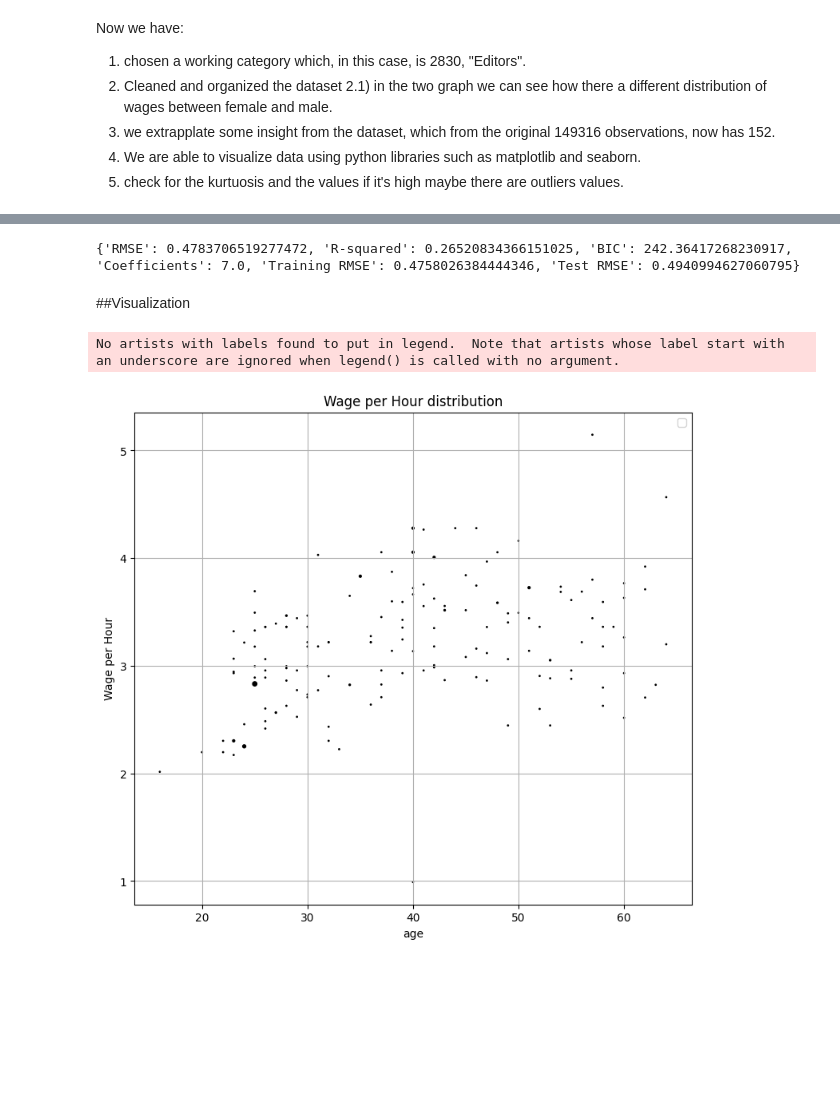
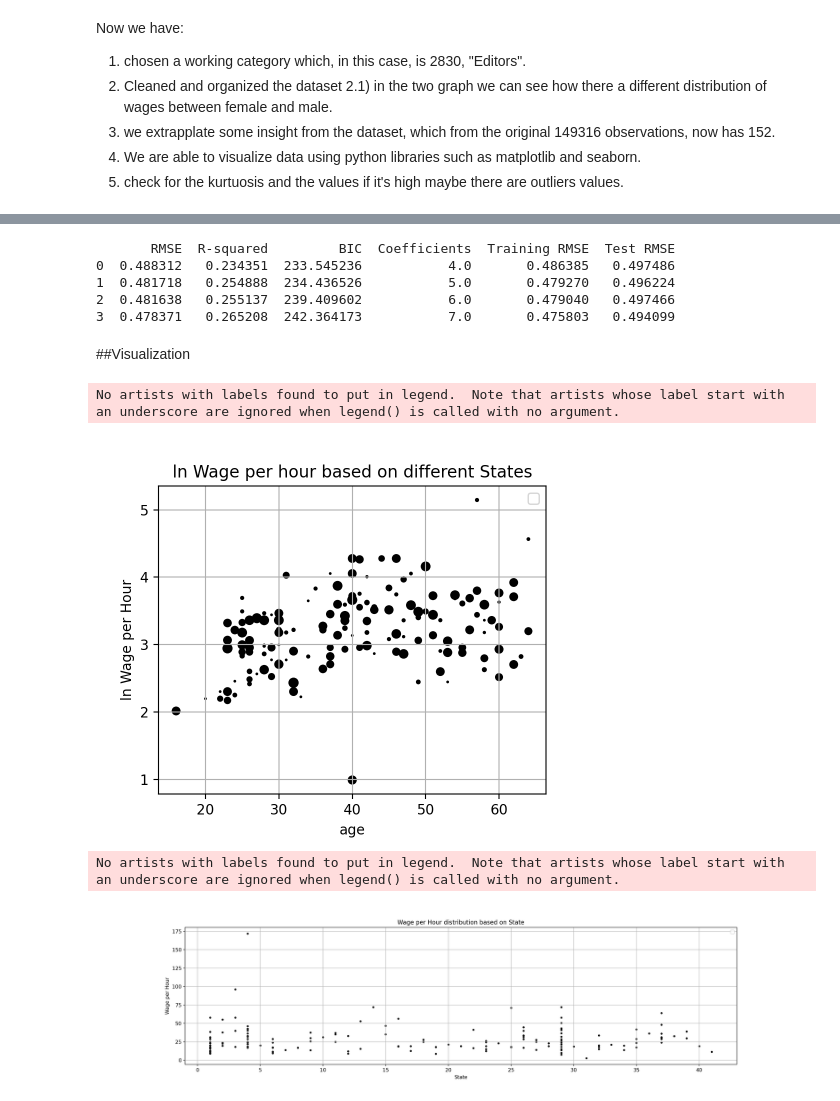
Before and after one commit to Jacopo21/EarningxOccupation, a Jupyter notebook: HM1/earnings.ipynb, the cells around one changed output, grey strips where cells are left out. Cells and saved outputs as stored; diff of their text form; code cells hidden in the pictures; blank space fills up the shorter version.

```diff
--- a/HM1/earnings.ipynb
+++ b/HM1/earnings.ipynb
@@ -164,8 +164,7 @@ data['lnw'] = np.log(data['w'])
 data['agesqr'] = data['age']**2
 data = data[data['lfsr94'] == "Employed-At Work"]
 data['sex'] = data['sex'].astype(np.int)
-
-# Assuming 'data' is your DataFrame
+data['sex'] = data['sex'].replace({1: 1, 2: 0})
 data['grade92'] = data['grade92'].replace({34: 39, 33: 39, 39: 39, 36: 39, 40: 44, 41: 44, 42: 44, 43: 44, 44: 44, 46: 44})
 
 print(data.dtypes)
@@ -407,21 +359,44 @@ def ols_crossvalidator(
         "Test RMSE": rmse_test,
     }
 
-result = ols_crossvalidator("lnw ~ age + agesqr + sex + C(grade92) + C(unionmme) + state_code", data, n_folds=4)
-print(result)
+result1 = ols_crossvalidator("lnw ~ age + agesqr + sex", data, n_folds=4)
+result2 = ols_crossvalidator("lnw ~ age + agesqr + sex + C(grade92) ", data, n_folds=4)
+result3 = ols_crossvalidator("lnw ~ age + agesqr + sex + C(grade92) + state_code", data, n_folds=4)
+result4 = ols_crossvalidator("lnw ~ age + agesqr + sex + C(grade92) + state_code + C(unionmme)", data, n_folds=4)
+
+results_df = pd.DataFrame([result1, result2, result3, result4])
+
+# Print the DataFrame
+print(results_df)
 # %% [output]
-{'RMSE': 0.4783706519277472, 'R-squared': 0.26520834366151025, 'BIC': 242.36417268230917, 'Coefficients': 7.0, 'Training RMSE': 0.4758026384444346, 'Test RMSE': 0.4940994627060795}
+       RMSE  R-squared         BIC  Coefficients  Training RMSE  Test RMSE
+0  0.488312   0.234351  233.545236           4.0       0.486385   0.497486
+1  0.481718   0.254888  234.436526           5.0       0.479270   0.496224
+2  0.481638   0.255137  239.409602           6.0       0.479040   0.497466
+3  0.478371   0.265208  242.364173           7.0       0.475803   0.494099
 # %% [markdown]
 ##Visualization
 # %%
-plt.figure(figsize=(9, 8))
-plt.scatter(data['age'], data['lnw'], data["race"], color='black')
-plt.title("Wage per Hour distribution")
+plt.figure(figsize=(5, 4))
+plt.scatter(data['age'], data['lnw'], data["state_code"], color='black')
+plt.title("ln Wage per hour based on different States")
 plt.xlabel('age')
-plt.ylabel('Wage per Hour')
+plt.ylabel('ln Wage per Hour')
 plt.legend()
 plt.grid(True)
 plt.show()
 # %% [output]
 No artists with labels found to put in legend.  Note that artists whose label start with an underscore are ignored when legend() is called with no argument.
-[figure, old version]
+[figure, new version]
+# %%
+plt.figure(figsize=(20, 5))
+plt.scatter(data['state_code'], data['w'], color='black', marker='.')
+plt.title("Wage per Hour distribution based on State")
+plt.xlabel('State')
+plt.ylabel('Wage per Hour')
+plt.legend()
+plt.grid(True)
+plt.show()
+# %% [output]
+No artists with labels found to put in legend.  Note that artists whose label start with an underscore are ignored when legend() is called with no argument.
+[figure, added]
```
Also changed, not shown: parts of 12 cells of this notebook.
